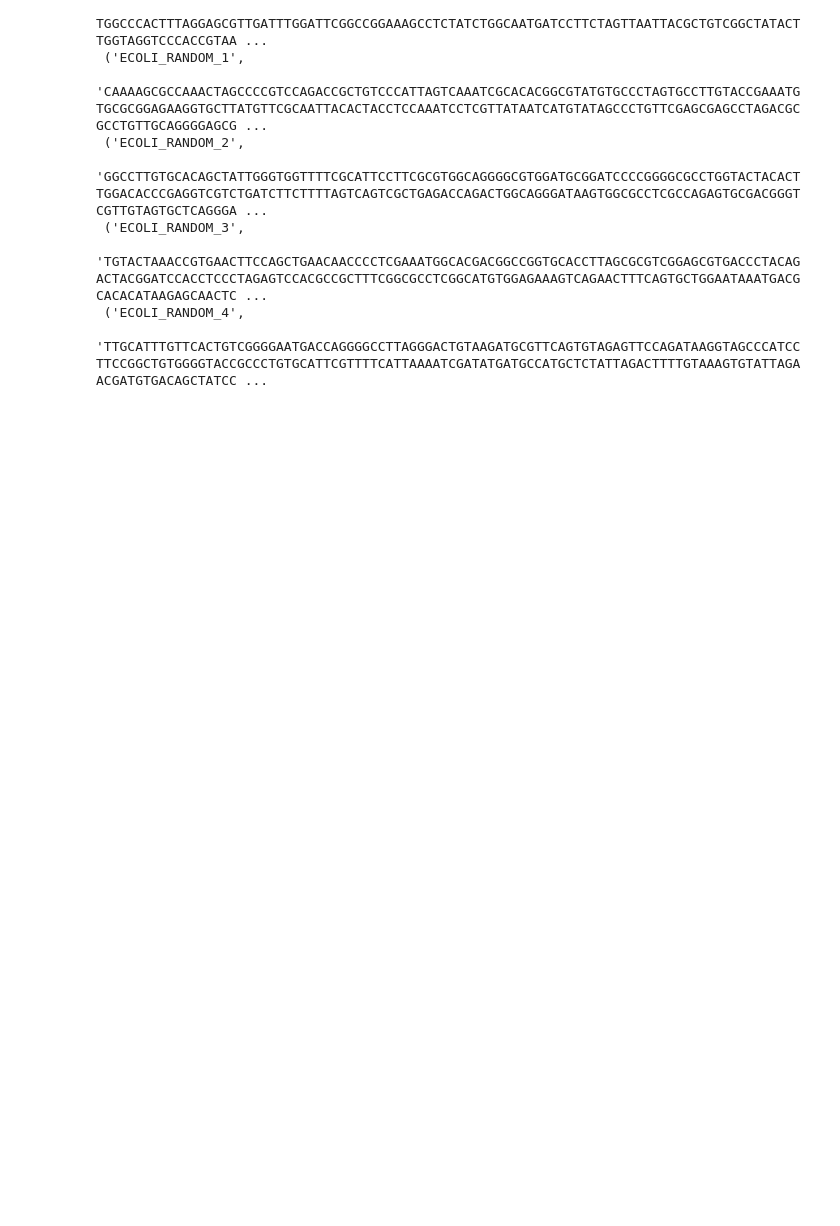
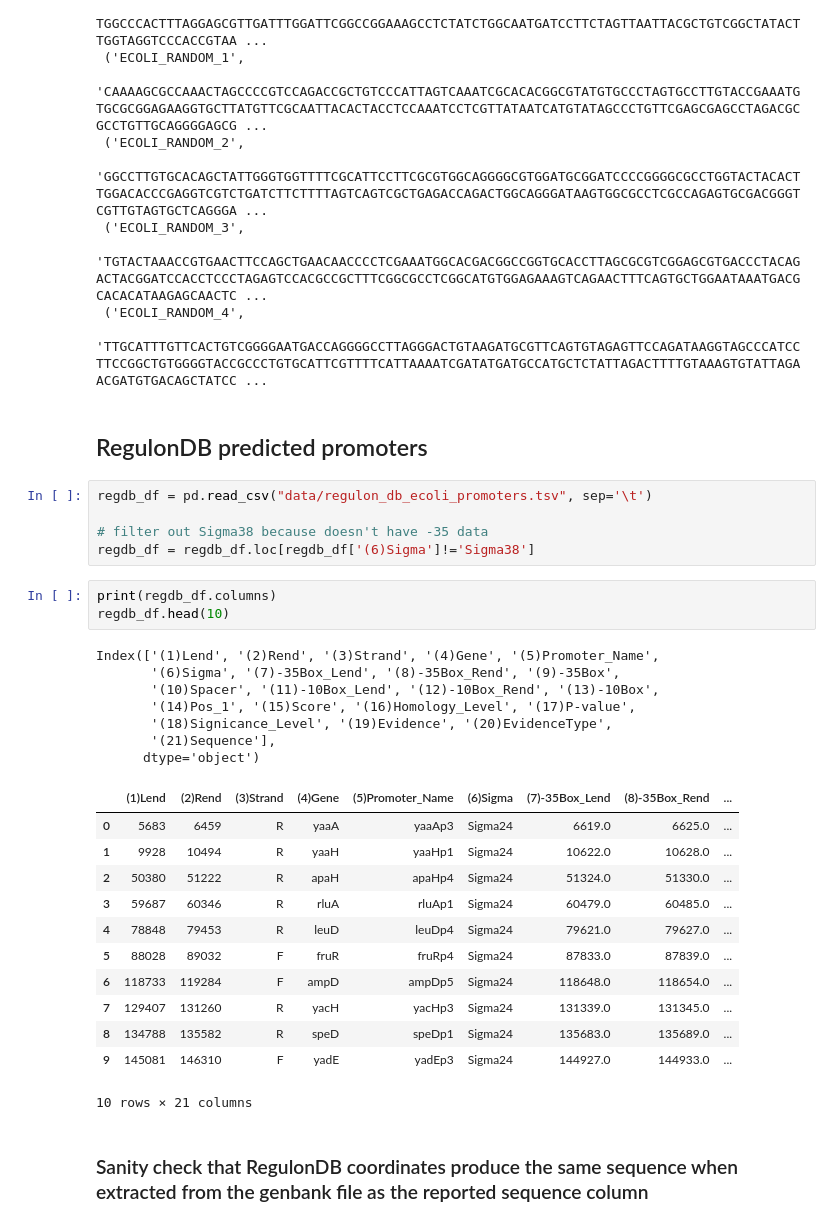
Before and after one commit to erinhwilson/regulatory-dna-perplexity, a Jupyter notebook: promoter_perplexity.ipynb, the cells around one changed output. Saved outputs shown, nothing was run; the diff lists cells and outputs as text; blank space fills up the shorter version.

Commit message:
Sanity checked that regDB genome coords match reported prom seqs

```diff
--- a/promoter_perplexity.ipynb
+++ b/promoter_perplexity.ipynb
@@ -463,3 +463,35 @@ rand_proms_ecoli[:5]
   'TGTACTAAACCGTGAACTTCCAGCTGAACAACCCCTCGAAATGGCACGACGGCCGGTGCACCTTAGCGCGTCGGAGCGTGACCCTACAGACTACGGATCCACCTCCCTAGAGTCCACGCCGCTTTCGGCGCCTCGGCATGTGGAGAAAGTCAGAACTTTCAGTGCTGGAATAAATGACGCACACATAAGAGCAACTC ...
  ('ECOLI_RANDOM_4',
   'TTGCATTTGTTCACTGTCGGGGAATGACCAGGGGCCTTAGGGACTGTAAGATGCGTTCAGTGTAGAGTTCCAGATAAGGTAGCCCATCCTTCCGGCTGTGGGGTACCGCCCTGTGCATTCGTTTTCATTAAAATCGATATGATGCCATGCTCTATTAGACTTTTGTAAAGTGTATTAGAACGATGTGACAGCTATCC ...
+# %% [markdown]
+## RegulonDB predicted promoters
+# %%
+regdb_df = pd.read_csv("data/regulon_db_ecoli_promoters.tsv", sep='\t')
+
+# filter out Sigma38 because doesn't have -35 data
+regdb_df = regdb_df.loc[regdb_df['(6)Sigma']!='Sigma38']
+# %%
+print(regdb_df.columns)
+regdb_df.head(10)
+# %% [output]
+Index(['(1)Lend', '(2)Rend', '(3)Strand', '(4)Gene', '(5)Promoter_Name',
+       '(6)Sigma', '(7)-35Box_Lend', '(8)-35Box_Rend', '(9)-35Box',
+       '(10)Spacer', '(11)-10Box_Lend', '(12)-10Box_Rend', '(13)-10Box',
+       '(14)Pos_1', '(15)Score', '(16)Homology_Level', '(17)P-value',
+       '(18)Signicance_Level', '(19)Evidence', '(20)EvidenceType',
+       '(21)Sequence'],
+      dtype='object')
+|  | (1)Lend | (2)Rend | (3)Strand | (4)Gene | (5)Promoter_Name | (6)Sigma | (7)-35Box_Lend | (8)-35Box_Rend | ... |
+| 0 | 5683 | 6459 | R | yaaA | yaaAp3 | Sigma24 | 6619.0 | 6625.0 | ... |
+| 1 | 9928 | 10494 | R | yaaH | yaaHp1 | Sigma24 | 10622.0 | 10628.0 | ... |
+| 2 | 50380 | 51222 | R | apaH | apaHp4 | Sigma24 | 51324.0 | 51330.0 | ... |
+| 3 | 59687 | 60346 | R | rluA | rluAp1 | Sigma24 | 60479.0 | 60485.0 | ... |
+| 4 | 78848 | 79453 | R | leuD | leuDp4 | Sigma24 | 79621.0 | 79627.0 | ... |
+| 5 | 88028 | 89032 | F | fruR | fruRp4 | Sigma24 | 87833.0 | 87839.0 | ... |
+| 6 | 118733 | 119284 | F | ampD | ampDp5 | Sigma24 | 118648.0 | 118654.0 | ... |
+| 7 | 129407 | 131260 | R | yacH | yacHp3 | Sigma24 | 131339.0 | 131345.0 | ... |
+| 8 | 134788 | 135582 | R | speD | speDp1 | Sigma24 | 135683.0 | 135689.0 | ... |
+| 9 | 145081 | 146310 | F | yadE | yadEp3 | Sigma24 | 144927.0 | 144933.0 | ... |
+10 rows × 21 columns
+# %% [markdown]
+### Sanity check that RegulonDB coordinates produce the same sequence when extracted from the genbank file as the reported sequence column
```
Also changed, not shown: parts of 3 cells of this notebook.
